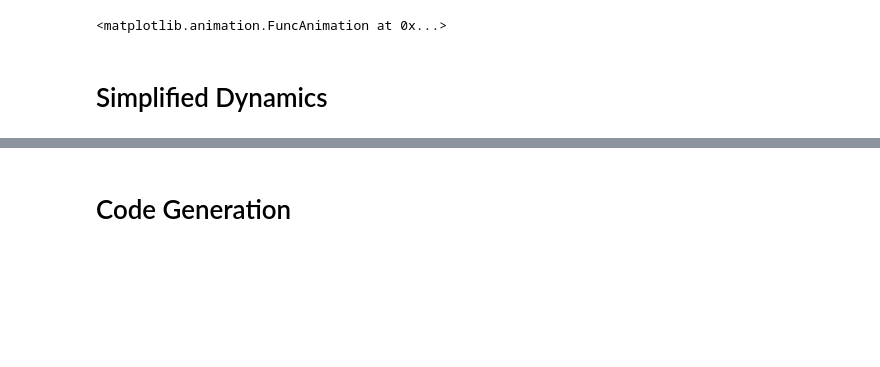
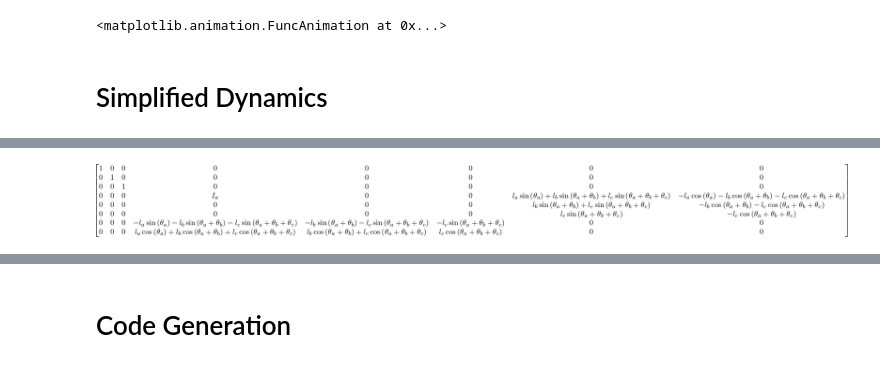
Before and after one commit to jgoppert/control-systems, a Jupyter notebook: 4 Bar.ipynb, the cells around one changed output, grey strips where cells are left out. Saved outputs shown, nothing was run; the diff lists cells and outputs as text; code cells hidden in the pictures; blank space fills up the shorter version.

```diff
--- a/4 Bar.ipynb
+++ b/4 Bar.ipynb
@@ -320,0 +333,5 @@ def simple_dynamics():
+# %%
+lm_simp_mass_matrix_full = lm_simp.mass_matrix_full.subs(x_no_t_sub)
+lm_simp_mass_matrix_full
+# %% [output]
+[figure, added]
```
Also changed, not shown: parts of 32 cells of this notebook.
